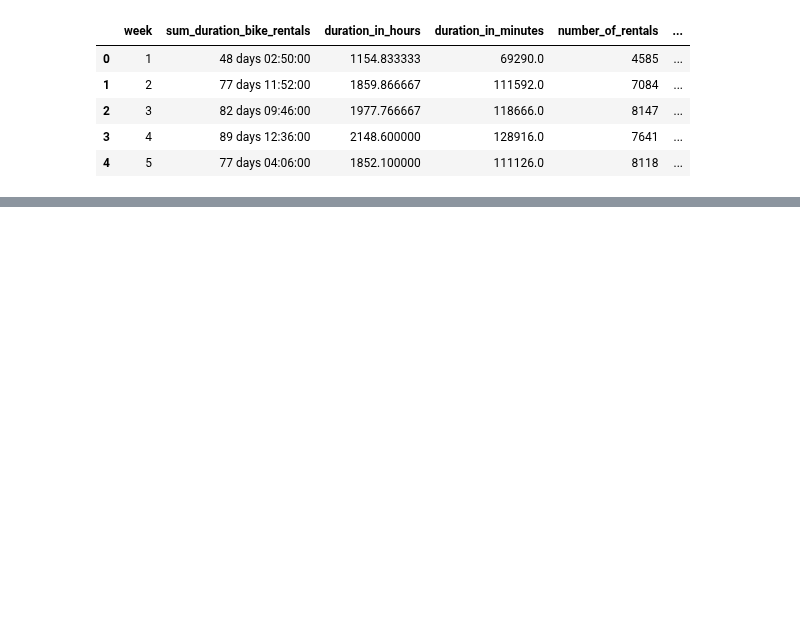
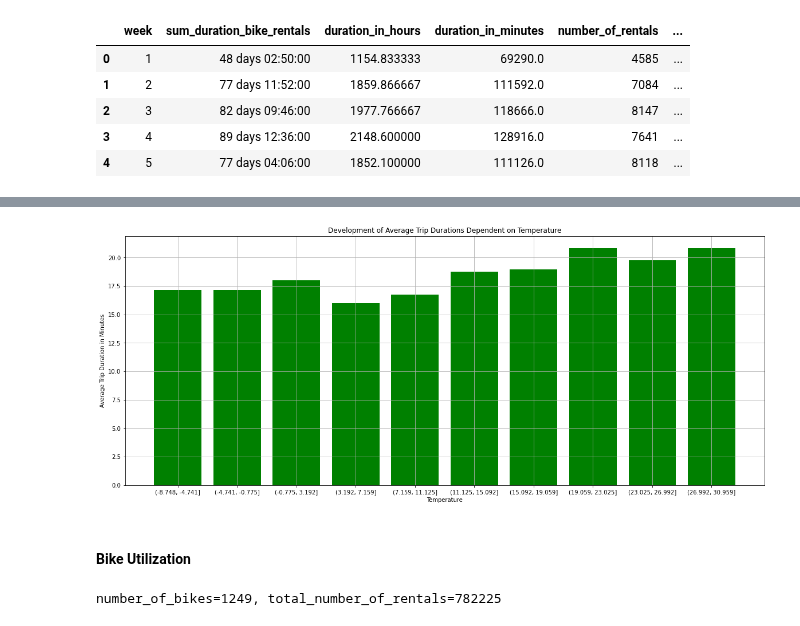
Before and after one commit to yassinehammou27/intentionally_blank, a Jupyter notebook: Team Assignment - Intentionally Blank.ipynb, the cells around one changed output, grey strips where cells are left out. Drawn from its saved outputs; the diff is of its cells as text; code cells hidden in the pictures; blank space fills up the shorter version.

```diff
--- a/Team Assignment - Intentionally Blank.ipynb
+++ b/Team Assignment - Intentionally Blank.ipynb
@@ -731,0 +812,19 @@ plt.show()
+# %%
+plt.bar(df_temp_bins["temp_bin"], df_temp_bins["avg_duration_per_rental_in_min"], color="green")
+plt.xlabel("Temperature")
+plt.ylabel("Average Trip Duration in Minutes")
+plt.title("Development of Average Trip Durations Dependent on Temperature")
+plt.grid(True)
+plt.rcParams["figure.figsize"] = plt.rcParamsDefault["figure.figsize"]
+plt.show()
+# %% [output]
+[figure, added]
+# %% [markdown]
+#### Bike Utilization
+# %%
+#approximate how many individual bikes there are (we have no information about total number of bikes)
+number_of_bikes = len(df["bike_id"].unique())
+total_number_of_rentals = len(df) # each row is a rental
+print(f"{number_of_bikes=}, {total_number_of_rentals=}")
+# %% [output]
+number_of_bikes=1249, total_number_of_rentals=782225
```
Also changed, not shown: parts of 47 cells of this notebook.
